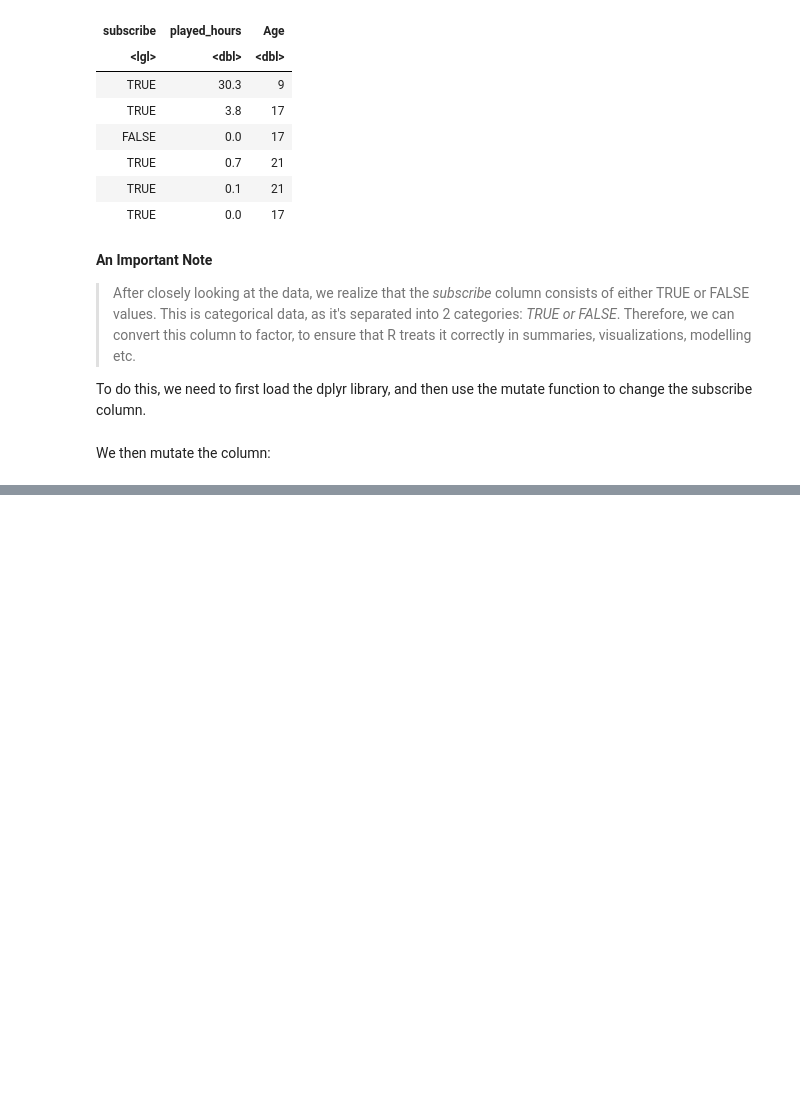
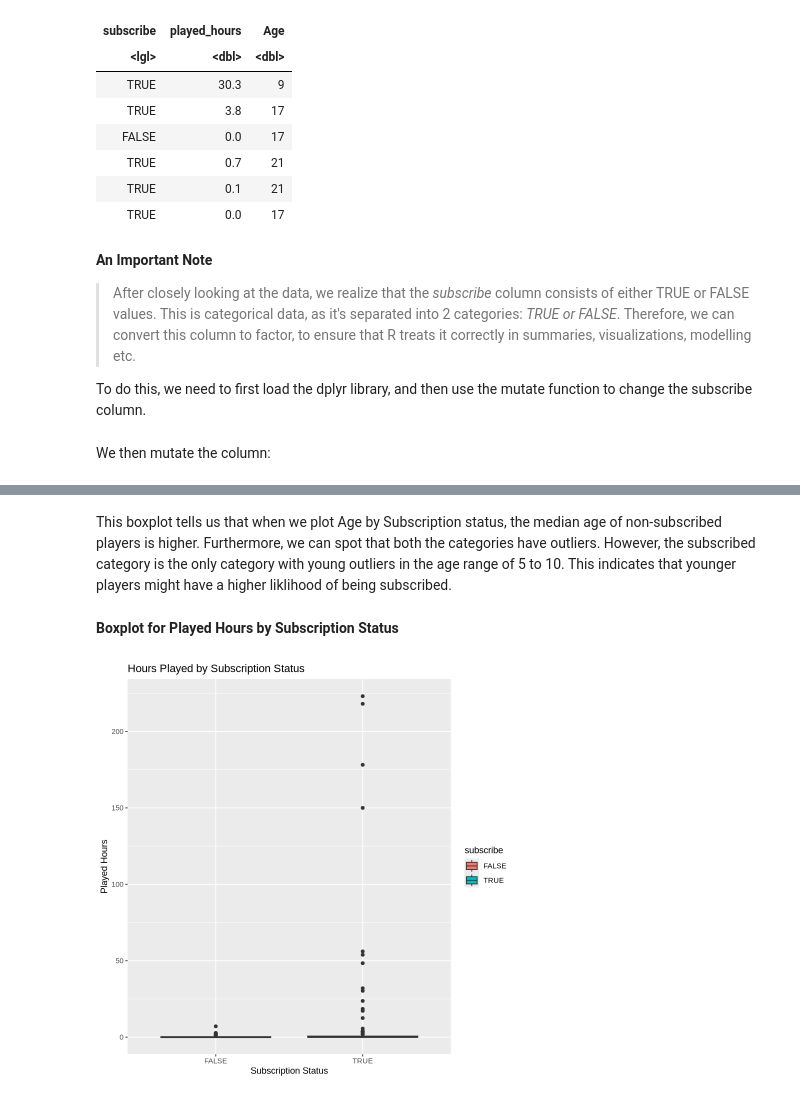
Before and after one commit to Greatbun123/DSCI-Project, a Jupyter notebook: Project.ipynb, the cells around one changed output, grey strips where cells are left out. Cells and saved outputs as stored; diff of their text form; code cells hidden in the pictures; blank space fills up the shorter version.

```diff
--- a/Project.ipynb
+++ b/Project.ipynb
@@ -118,0 +123,12 @@ Warning message:
+# %% [markdown]
+This boxplot tells us that when we plot Age by Subscription status, the median age of non-subscribed players is higher. Furthermore, we can spot that both the categories have outliers. However, the subscribed category is the only category with young outliers in the age range of 5 to 10. This indicates that younger players might have a higher liklihood of being subscribed.
+# %% [markdown]
+**Boxplot for Played Hours by Subscription Status**
+# %%
+boxplot_hours_played <- ggplot(players_mutated, aes(x = subscribe, y = played_hours, fill = subscribe)) +
+                    geom_boxplot() +
+                    labs(title = "Hours Played by Subscription Status", x = "Subscription Status", y = "Played Hours")
+
+boxplot_hours_played
+# %% [output]
+[figure, added]
```
Also changed, not shown: parts of 11 cells of this notebook.
